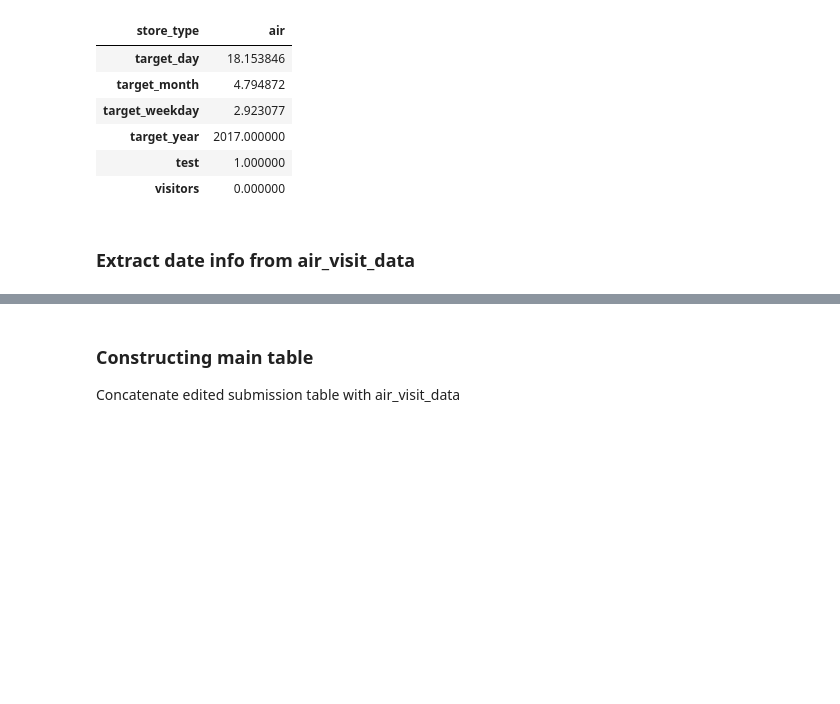
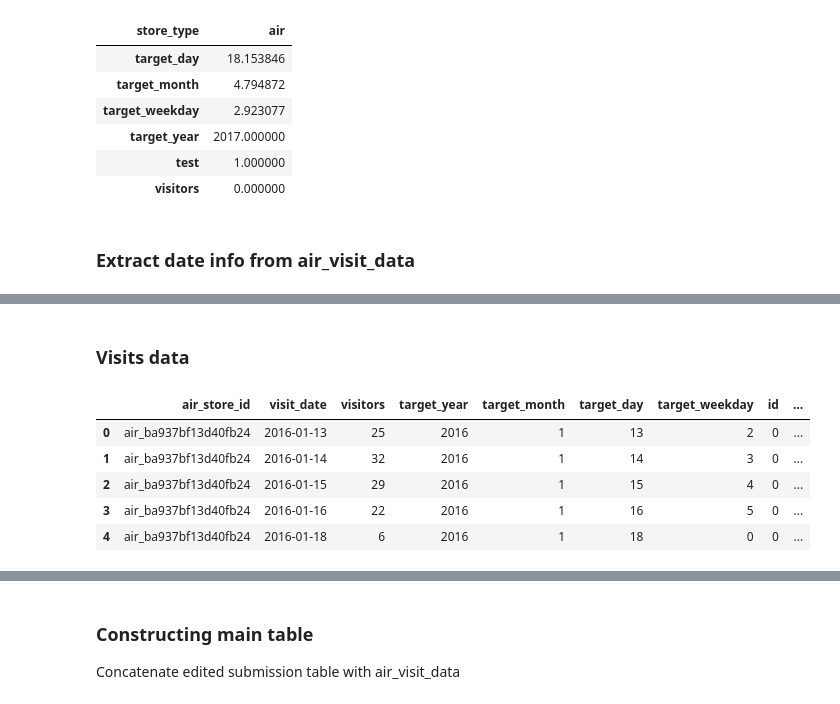
Before and after one commit to sfbrunner/kaggle, a Jupyter notebook: recruit_restaurant/notebook_simon.ipynb, the cells around one changed output, grey strips where cells are left out. Cells and saved outputs as stored; diff of their text form; code cells hidden in the pictures; blank space fills up the shorter version.

```diff
--- a/recruit_restaurant/notebook_simon.ipynb
+++ b/recruit_restaurant/notebook_simon.ipynb
@@ -168,0 +187,11 @@ air_visit_data.head()
+# %% [markdown]
+### Visits data
+# %%
+air_visit_data.head()
+# %% [output]
+|  | air_store_id | visit_date | visitors | target_year | target_month | target_day | target_weekday | id | ... |
+| 0 | air_ba937bf13d40fb24 | 2016-01-13 | 25 | 2016 | 1 | 13 | 2 | 0 | ... |
+| 1 | air_ba937bf13d40fb24 | 2016-01-14 | 32 | 2016 | 1 | 14 | 3 | 0 | ... |
+| 2 | air_ba937bf13d40fb24 | 2016-01-15 | 29 | 2016 | 1 | 15 | 4 | 0 | ... |
+| 3 | air_ba937bf13d40fb24 | 2016-01-16 | 22 | 2016 | 1 | 16 | 5 | 0 | ... |
+| 4 | air_ba937bf13d40fb24 | 2016-01-18 | 6 | 2016 | 1 | 18 | 0 | 0 | ... |
```
Also changed, not shown: parts of 8 cells of this notebook, 2 other files.
